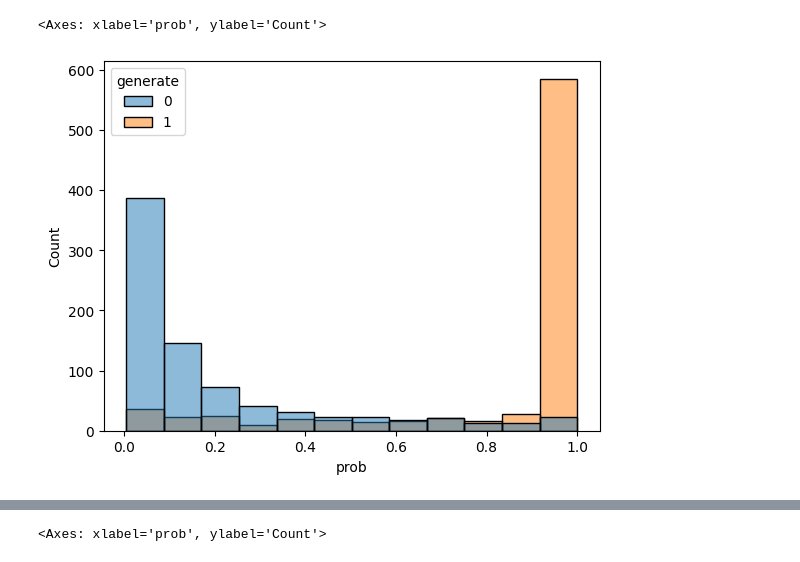
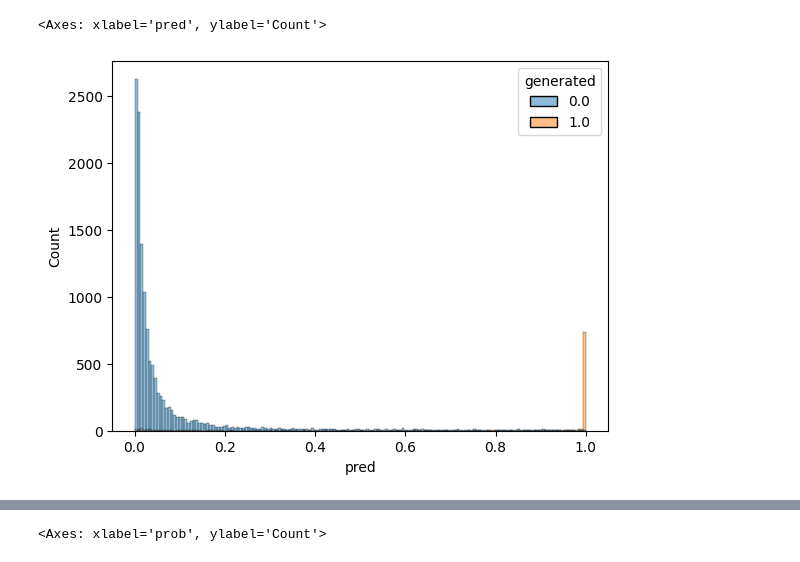
Before and after one commit to oudedong/LLM_project, a Jupyter notebook: best.ipynb, the cells around one changed output, grey strips where cells are left out. Cells and saved outputs as stored; diff of their text form; code cells hidden in the pictures.

```diff
--- a/best.ipynb
+++ b/best.ipynb
@@ -34,3 +12,5 @@ len(ds_mixed['validation'])
+# %%
+ds_test, ds_validation = balanced_train_test_split(ds_test,ratio=0.5)
 # %%
 import torch.nn as nn
 from utils.models import *
@@ -44,6 +24,6 @@ from transformers import DataCollatorWithPadding
 
 num_epochs = 5
 collator = DataCollatorWithPadding(tokenizer=tok)
-train_model(model, ds_mixed['train'],ds_mixed['validation'], optimizer, collator,criterion)
+train_model(model, ds_train, ds_test, optimizer, collator,criterion)
 # %% [output]
 epoch 1 end
@@ -75,15 +54,14 @@ loss:0.3499728739261627
 # %%
-probs_generated, _ = get_preds(model, ds_generated['validation'], collator)
-probs_non_generated, _ = get_preds(model, ds_non_generated['validation'].select(range(len(ds_generated['validation']))), collator)
+preds, targets = get_preds(model, ds_validation, collator)
 # %%
 import pandas as pd
 ret = pd.DataFrame({
-    'prob': probs_generated + probs_non_generated,
-    'generate': [1]*len(probs_generated) + [0]*len(probs_non_generated),
+    'pred': preds,
+    'generated': targets,
 })
 # %%
 import seaborn as sns
-sns.histplot(ret, x='prob', hue='generate')
+sns.histplot(ret, x='pred', hue='generated')
 # %% [output]
-<Axes: xlabel='prob', ylabel='Count'>
+<Axes: xlabel='pred', ylabel='Count'>
-[figure, old version]
+[figure, new version]
```
Also changed, not shown: parts of 21 cells of this notebook, 2 other files.
